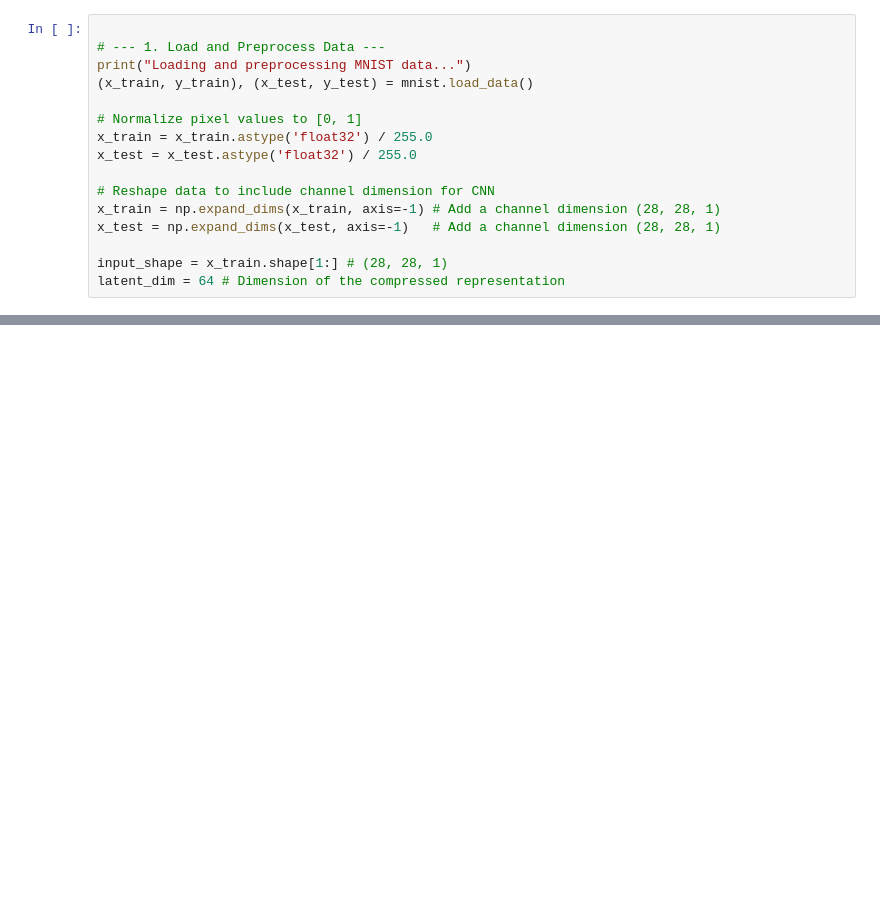
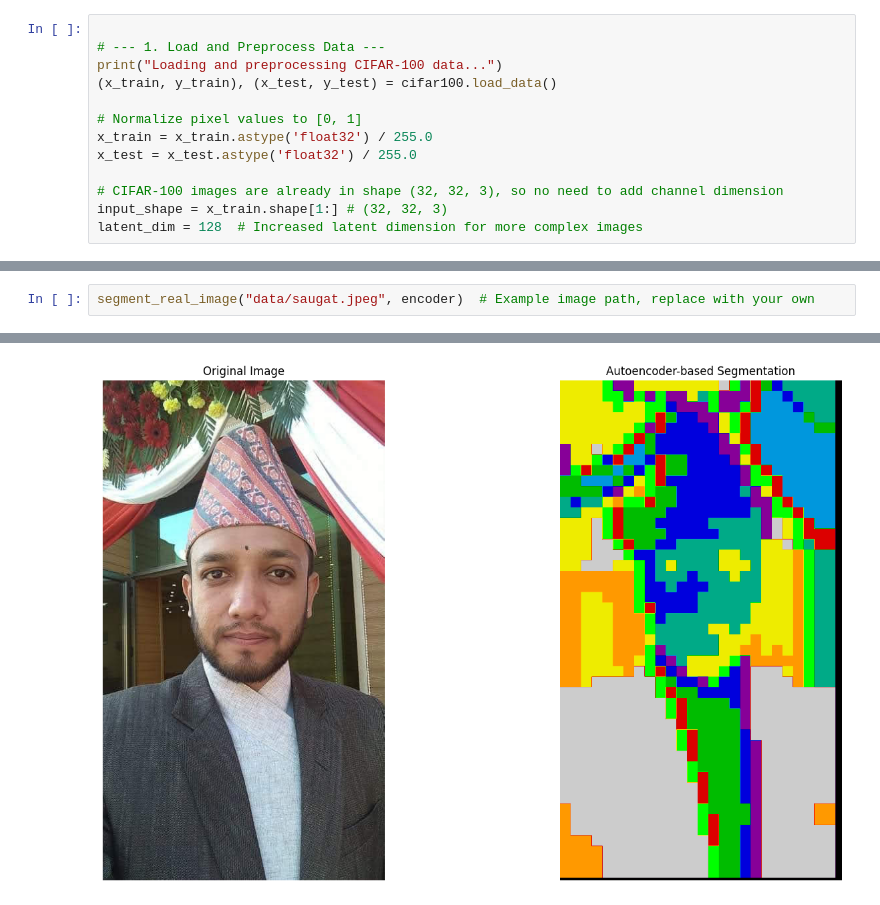
Before and after one commit to xerex09/ML-AI-Projects, a Jupyter notebook: CV/ImageSegmentation/autoencoder.ipynb, the cells around one changed output, grey strips where cells are left out. Saved outputs shown, nothing was run; the diff lists cells and outputs as text; blank space fills up the shorter version.

```diff
--- a/CV/ImageSegmentation/autoencoder.ipynb
+++ b/CV/ImageSegmentation/autoencoder.ipynb
@@ -10,17 +10,14 @@ import cv2 # For resizing if needed, though MNIST is small
 # %%
 
 # --- 1. Load and Preprocess Data ---
-print("Loading and preprocessing MNIST data...")
-(x_train, y_train), (x_test, y_test) = mnist.load_data()
+print("Loading and preprocessing CIFAR-100 data...")
+(x_train, y_train), (x_test, y_test) = cifar100.load_data()
 
 # Normalize pixel values to [0, 1]
 x_train = x_train.astype('float32') / 255.0
 x_test = x_test.astype('float32') / 255.0
 
-# Reshape data to include channel dimension for CNN
-x_train = np.expand_dims(x_train, axis=-1) # Add a channel dimension (28, 28, 1)
-x_test = np.expand_dims(x_test, axis=-1)   # Add a channel dimension (28, 28, 1)
-
-input_shape = x_train.shape[1:] # (28, 28, 1)
-latent_dim = 64 # Dimension of the compressed representation
+# CIFAR-100 images are already in shape (32, 32, 3), so no need to add channel dimension
+input_shape = x_train.shape[1:] # (32, 32, 3)
+latent_dim = 128  # Increased latent dimension for more complex images
 # %% [output]
@@ -239,0 +416,3 @@ The current MNIST example is effectively segmenting *entire images* (digits) int
+# %%
+segment_real_image("data/saugat.jpeg", encoder)  # Example image path, replace with your own
+# %% [output]
@@ -239,0 +422 @@ The current MNIST example is effectively segmenting *entire images* (digits) int
+[figure, added]
```
Also changed, not shown: parts of 10 cells of this notebook.
